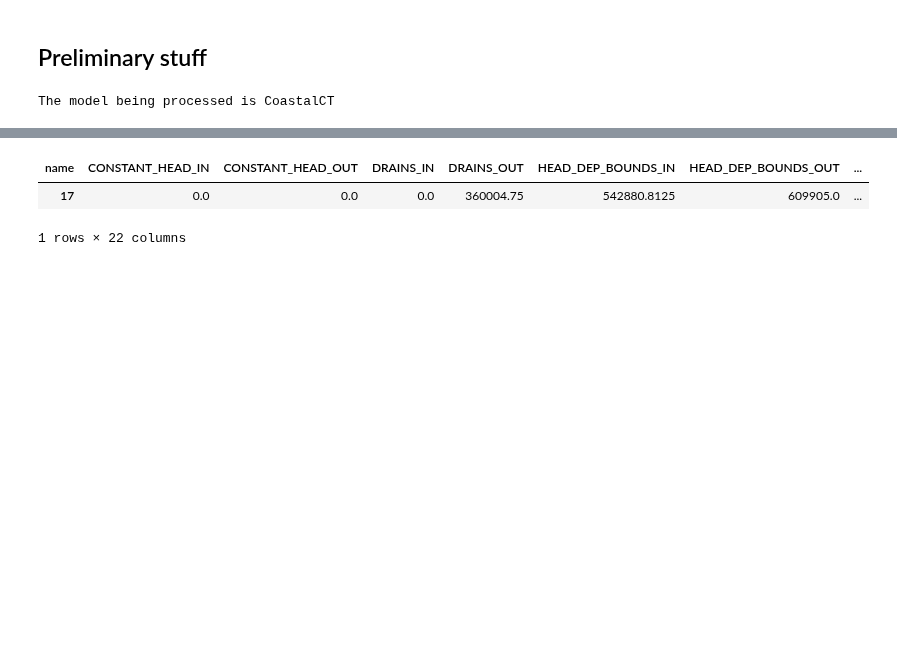
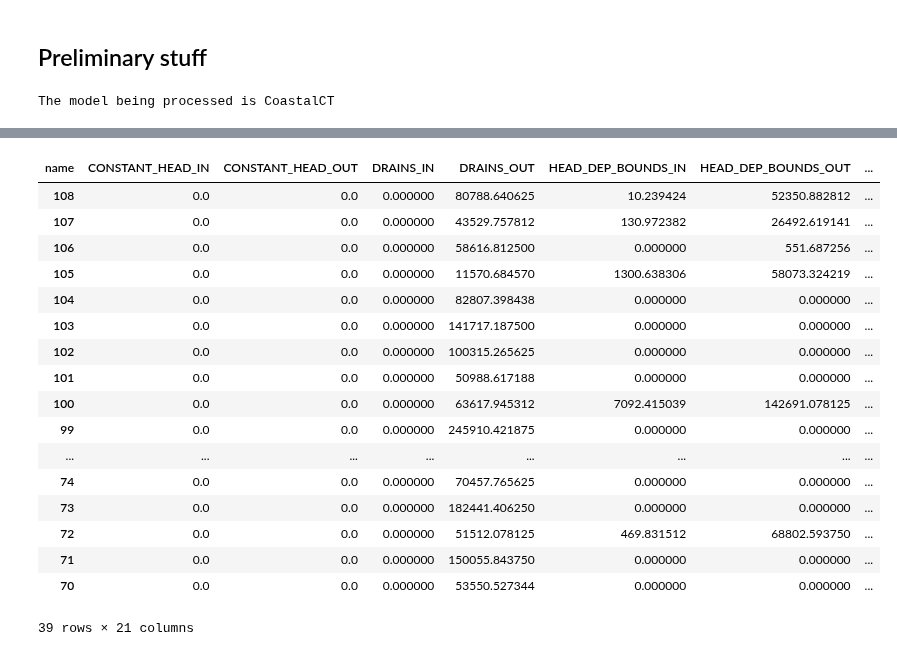
Before and after one commit to janetrbarclay/gw-general-models, a Jupyter notebook: Genmod1.0/general-models/UserGuide_General_Model_6_JRB_ZoneBudget.ipynb, the cells around one changed output, grey strips where cells are left out. Drawn from its saved outputs; the diff is of its cells as text; code cells hidden in the pictures; blank space fills up the shorter version.

```diff
--- a/Genmod1.0/general-models/UserGuide_General_Model_6_JRB_ZoneBudget.ipynb
+++ b/Genmod1.0/general-models/UserGuide_General_Model_6_JRB_ZoneBudget.ipynb
@@ -69,6 +69,9 @@ hydro_wt = 1.0
 calib=False
 PEST=True
 label = "tillBedrock_0_round_params_RIV"
+label="lowGHBConductance"
+label=""
+# label="lowGHBConductance_lowGHBConductance"
 
 geo_ws = os.path.join(proj_dir, ms['ws'])
 parent_ws = os.path.join(geo_ws, scenario_dir)
@@ -135,3 +138,5 @@ zb_df.loc[np.isinf(zb_df.CGWD_DRN_ratio),'CGWD_DRN_ratio']=np.nan
 # %%
 f_out = os.path.join(model_ws, 'Zone_Output.csv')
 zb_df.to_csv(f_out)
+# %%
+zb_df['CGWD_In_Per']=zb_df.HEAD_DEP_BOUNDS_IN/zb_df.TOTAL_IN*100.0
@@ -138,6 +164,21 @@ zb_df.to_csv(f_out)
 # %%
-zb_df[zb_df.Zone==18]
+zb_df[zb_df.Zone>70].sort_values(by=['Zone'], ascending=False)
 # %% [output]
 | name | CONSTANT_HEAD_IN | CONSTANT_HEAD_OUT | DRAINS_IN | DRAINS_OUT | HEAD_DEP_BOUNDS_IN | HEAD_DEP_BOUNDS_OUT | ... |
-| 17 | 0.0 | 0.0 | 0.0 | 360004.75 | 542880.8125 | 609905.0 | ... |
+| 108 | 0.0 | 0.0 | 0.000000 | 80788.640625 | 10.239424 | 52350.882812 | ... |
+| 107 | 0.0 | 0.0 | 0.000000 | 43529.757812 | 130.972382 | 26492.619141 | ... |
+| 106 | 0.0 | 0.0 | 0.000000 | 58616.812500 | 0.000000 | 551.687256 | ... |
+| 105 | 0.0 | 0.0 | 0.000000 | 11570.684570 | 1300.638306 | 58073.324219 | ... |
+| 104 | 0.0 | 0.0 | 0.000000 | 82807.398438 | 0.000000 | 0.000000 | ... |
+| 103 | 0.0 | 0.0 | 0.000000 | 141717.187500 | 0.000000 | 0.000000 | ... |
+| 102 | 0.0 | 0.0 | 0.000000 | 100315.265625 | 0.000000 | 0.000000 | ... |
+| 101 | 0.0 | 0.0 | 0.000000 | 50988.617188 | 0.000000 | 0.000000 | ... |
+| 100 | 0.0 | 0.0 | 0.000000 | 63617.945312 | 7092.415039 | 142691.078125 | ... |
+| 99 | 0.0 | 0.0 | 0.000000 | 245910.421875 | 0.000000 | 0.000000 | ... |
+| ... | ... | ... | ... | ... | ... | ... | ... |
+| 74 | 0.0 | 0.0 | 0.000000 | 70457.765625 | 0.000000 | 0.000000 | ... |
+| 73 | 0.0 | 0.0 | 0.000000 | 182441.406250 | 0.000000 | 0.000000 | ... |
+| 72 | 0.0 | 0.0 | 0.000000 | 51512.078125 | 469.831512 | 68802.593750 | ... |
+| 71 | 0.0 | 0.0 | 0.000000 | 150055.843750 | 0.000000 | 0.000000 | ... |
+| 70 | 0.0 | 0.0 | 0.000000 | 53550.527344 | 0.000000 | 0.000000 | ... |
-1 rows × 22 columns
+39 rows × 21 columns
```
Also changed, not shown: parts of 1 cell of this notebook.
